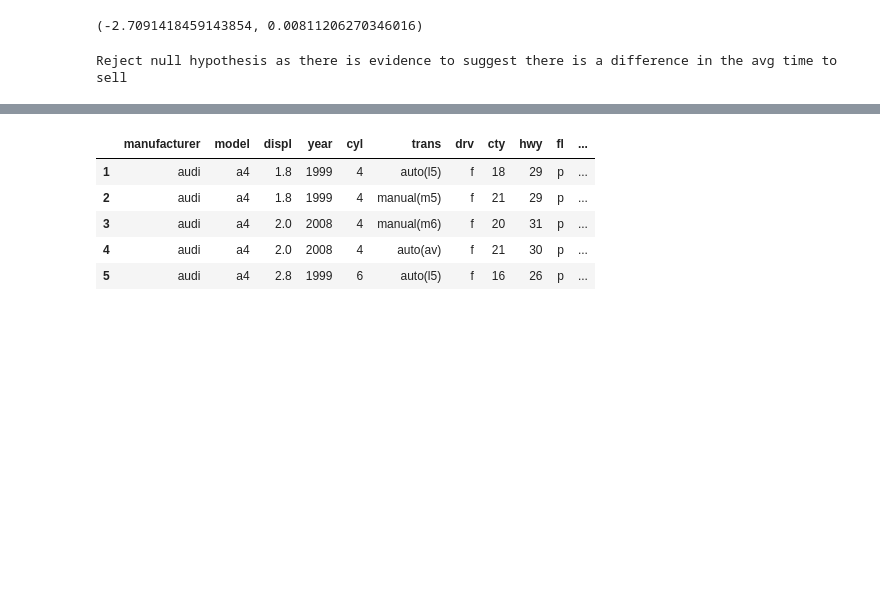
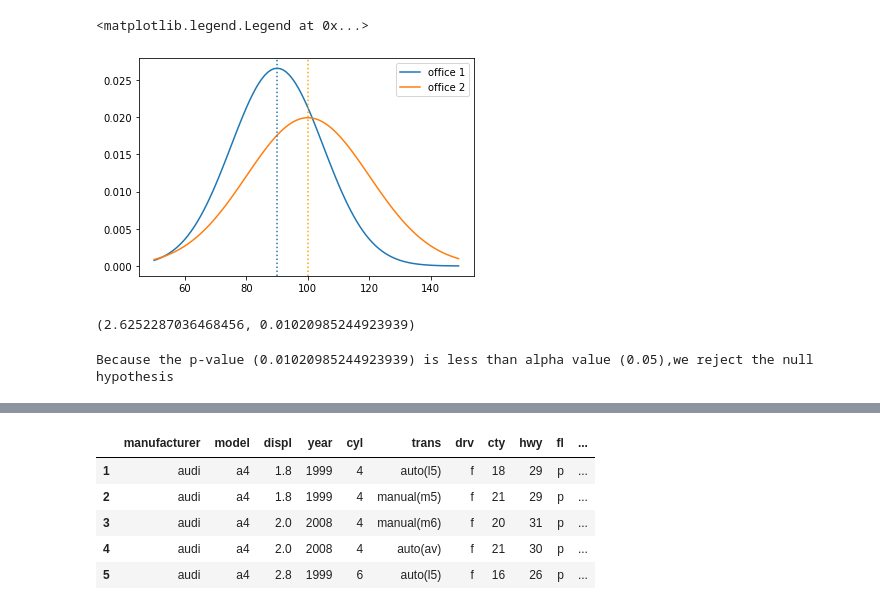
Before and after one commit to randyfrench/statistics-exercises, a Jupyter notebook: hypothesis_testing.ipynb, the cells around one changed output, grey strips where cells are left out. Drawn from its saved outputs; the diff is of its cells as text; code cells hidden in the pictures; blank space fills up the shorter version.

```diff
--- a/hypothesis_testing.ipynb
+++ b/hypothesis_testing.ipynb
@@ -38,15 +38,46 @@ from math import sqrt
 # There is no difference in the average time to sell homes between the two offices.
 # There IS a difference in the average time to sell homes between the tow offices.
 
-alpha = .05
-t, p = stats.ttest_ind_from_stats(mean1=90, std1=15, nobs1=40, mean2=100, std2=20, nobs2=50, equal_var=False)
-t,p
+
+
+# https://docs.scipy.org/doc/scipy/reference/generated/scipy.stats.ttest_ind_from_stats.html
+
+#What are we comparing?
+#average time (numeric continuous values) to sell for two different groups (categories)
+#Form a hypothesis:
+#$H_0$ = There is no difference in average time to sell at two offices
+#$H_a$ = There is difference in average time to sell at two offices
+#Significance level $\alpha$ = 0.05
-# %% [output]
-(-2.7091418459143854, 0.00811206270346016)
+# %%
+# Visualize two distribution:
+
+x = np.arange(50,150)
+
+y1 = stats.norm(90,15).pdf(x)
+y2 = stats.norm(100,20).pdf(x)
+
+
+plt.plot(x, y1, label = 'office 1')
+plt.plot(x, y2, label = 'office 2')
+plt.axvline(90, ls = ':')
+plt.axvline(100, ls = ':', color = 'orange')
+
+
+plt.legend()
+# %% [output]
+<matplotlib.legend.Legend at 0x...>
+[figure, added]
+# %%
+#Using Scipy
+a = 0.05
+# https://docs.scipy.org/doc/scipy/reference/generated/scipy.stats.ttest_ind_from_stats.html
+
+t, p = stats.ttest_ind_from_stats(100,20,50, 90,15,40)
+t,p
+# %% [output]
+(2.6252287036468456, 0.01020985244923939)
 # %%
-if p < alpha:
-    print("Reject null hypothesis as there is evidence to suggest there is a difference in the avg time to sell")
-else:
-    print("Fail to reject null hypothesis")
+print(f'''
+Because the p-value ({p}) is less than alpha value ({α}),we reject the null hypothesis''')
 # %% [output]
-Reject null hypothesis as there is evidence to suggest there is a difference in the avg time to sell
+Because the p-value (0.01020985244923939) is less than alpha value (0.05),we reject the null hypothesis
```
Also changed, not shown: parts of 104 cells of this notebook, 5 other files.
